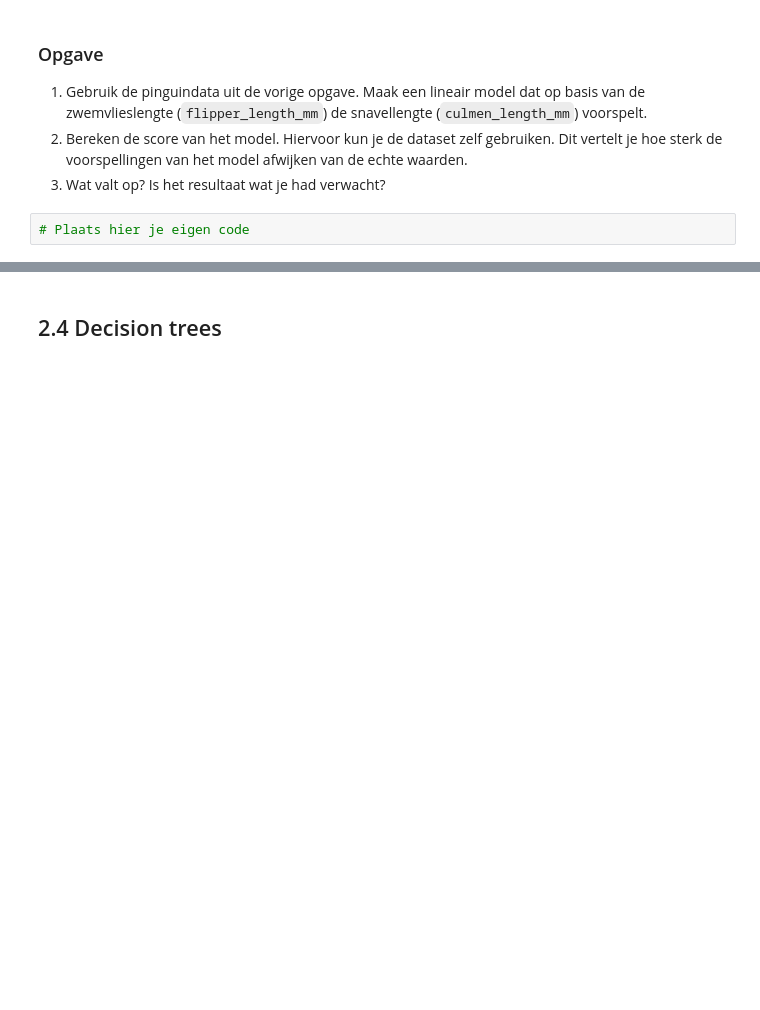
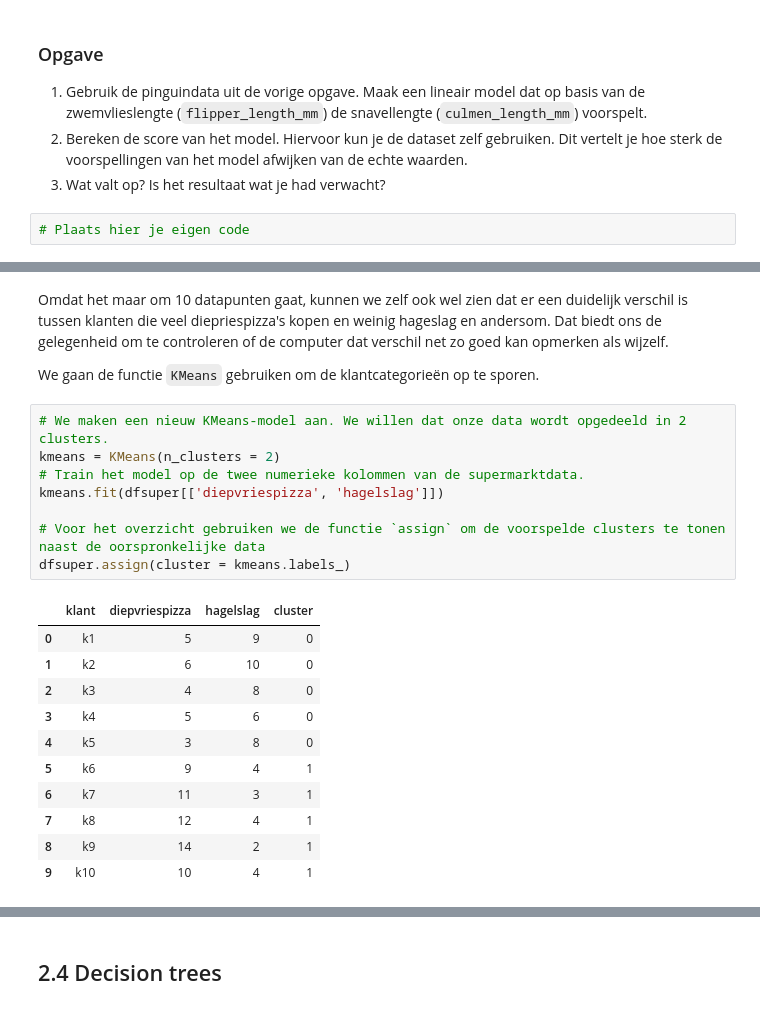
Before and after one commit to mcdejonge/cursus-beginnen-met-data-science, a Jupyter notebook: les_2_modellen.ipynb, the cells around one changed output, grey strips where cells are left out. Saved outputs shown, nothing was run; the diff lists cells and outputs as text; blank space fills up the shorter version.

```diff
--- a/les_2_modellen.ipynb
+++ b/les_2_modellen.ipynb
@@ -243,0 +287,24 @@ Het is dan ook van belang om goed te begrijpen hoe lineair de data is en wat de
+# %% [markdown]
+Omdat het maar om 10 datapunten gaat, kunnen we zelf ook wel zien dat er een duidelijk verschil is tussen klanten die veel diepriespizza's kopen en weinig hageslag en andersom. Dat biedt ons de gelegenheid om te controleren of de computer dat verschil net zo goed kan opmerken als wijzelf.
+
+We gaan de functie `KMeans` gebruiken om de klantcategorieën op te sporen.
+# %%
+# We maken een nieuw KMeans-model aan. We willen dat onze data wordt opgedeeld in 2 clusters.
+kmeans = KMeans(n_clusters = 2)
+# Train het model op de twee numerieke kolommen van de supermarktdata.
+kmeans.fit(dfsuper[['diepvriespizza', 'hagelslag']])
+
+# Voor het overzicht gebruiken we de functie `assign` om de voorspelde clusters te tonen naast de oorspronkelijke data
+dfsuper.assign(cluster = kmeans.labels_)
+# %% [output]
+|  | klant | diepvriespizza | hagelslag | cluster |
+| 0 | k1 | 5 | 9 | 0 |
+| 1 | k2 | 6 | 10 | 0 |
+| 2 | k3 | 4 | 8 | 0 |
+| 3 | k4 | 5 | 6 | 0 |
+| 4 | k5 | 3 | 8 | 0 |
+| 5 | k6 | 9 | 4 | 1 |
+| 6 | k7 | 11 | 3 | 1 |
+| 7 | k8 | 12 | 4 | 1 |
+| 8 | k9 | 14 | 2 | 1 |
+| 9 | k10 | 10 | 4 | 1 |
```
Also changed, not shown: parts of 16 cells of this notebook, 3 other files.
